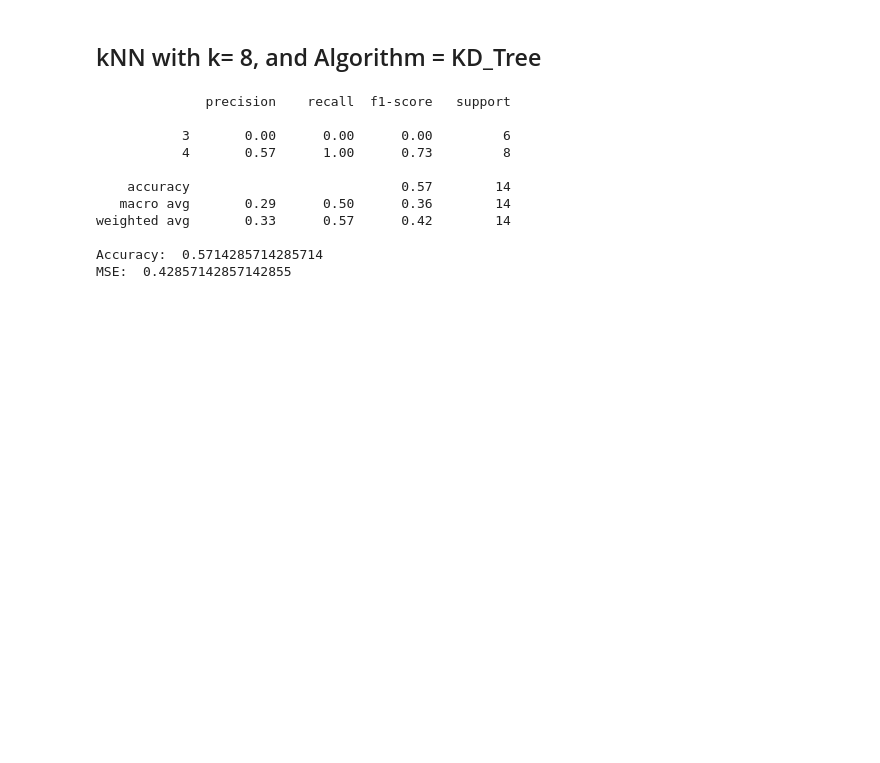
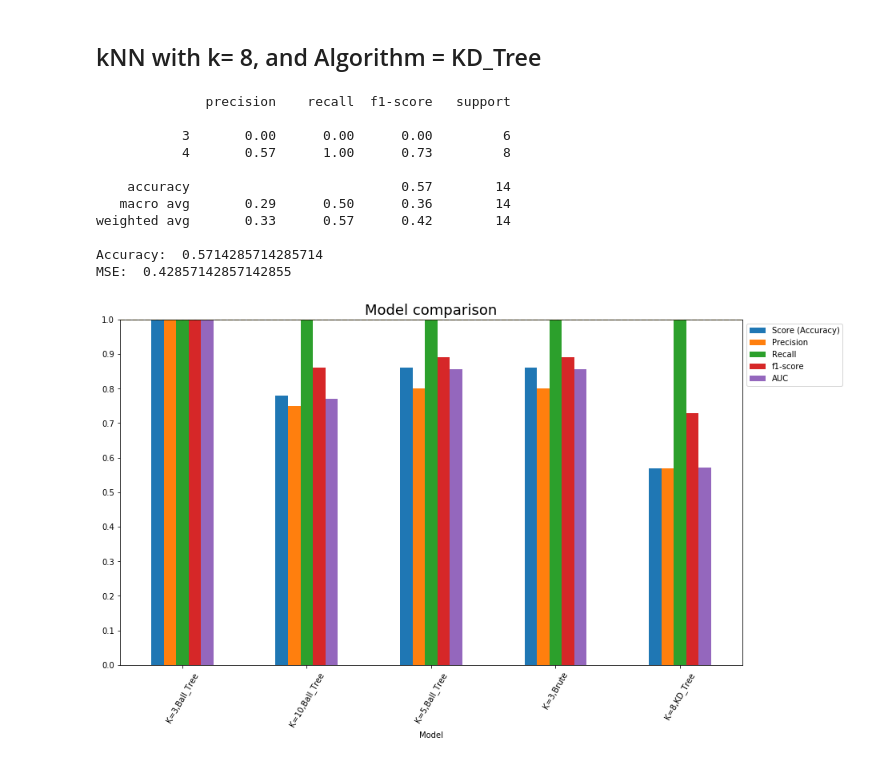
Before and after one commit to sandhyaraniMukkamala/Springboard, a Jupyter notebook: Capstone Project I/Recommendation Engine based on Amazon product review.ipynb, the cells around one changed output. Cells and saved outputs as stored; diff of their text form; code cells hidden in the pictures; blank space fills up the shorter version.

```diff
--- a/Capstone Project I/Recommendation Engine based on Amazon product review.ipynb
+++ b/Capstone Project I/Recommendation Engine based on Amazon product review.ipynb
@@ -436,3 +437,33 @@ weighted avg       0.33      0.57      0.42        14
 
 Accuracy:  0.5714285714285714
 MSE:  0.42857142857142855
+# %%
+# individual results
+K_3_bt = np.array([1.00, 1.00, 1.00, 1.00, 1.00])
+k_10_bt = np.array([0.78, 0.75, 1.00, 0.86, 0.77])
+k_5_bt = np.array([0.86, 0.80, 1.00, 0.89, 0.857])
+K_3_br = np.array([0.86, 0.80, 1.00, 0.89, 0.857])
+K_8_Tr = np.array([0.57, 0.57, 1.00, 0.73, 0.571])
+
+r_columns = ['Score (Accuracy)', 'Precision', 'Recall', 'f1-score', 'AUC']
+r_index = ['K=3,Ball_Tree', 'K=10,Ball_Tree', 'K=5,Ball_Tree', 'K=3,Brute', 'K=8,KD_Tree']
+
+results = pd.DataFrame(np.row_stack([K_3_bt, k_10_bt, k_5_bt, K_3_br, K_8_Tr]),
+                       index=r_index, columns=r_columns)
+
+# plot
+results.plot(kind='bar')
+
+# formatting
+plt.title("Model comparison", fontsize=18)
+plt.xlabel("Model")
+plt.ylim(0, 1)
+plt.yticks(np.arange(0, 1.1, 0.1))
+plt.axhline(y=np.max(results['AUC']), c='green', linestyle='--')
+plt.axhline(y=np.max(results[['Score (Accuracy)', 'Precision', 'Recall', 'f1-score']]).max(), c='orange', linestyle='--')
+plt.legend(bbox_to_anchor=(1, 1))
+plt.xticks(rotation=60)
+plt.subplots_adjust(left=0, bottom=-0.5, right=1.8, top=1, wspace=0, hspace=0)
+plt.show()
+# %% [output]
+[figure, added]
```
Also changed, not shown: parts of 3 cells of this notebook.
